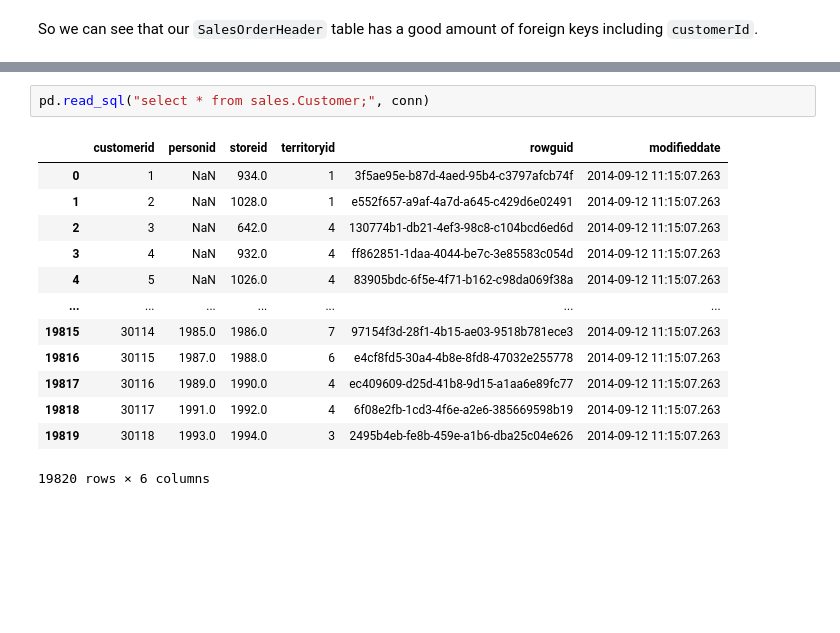
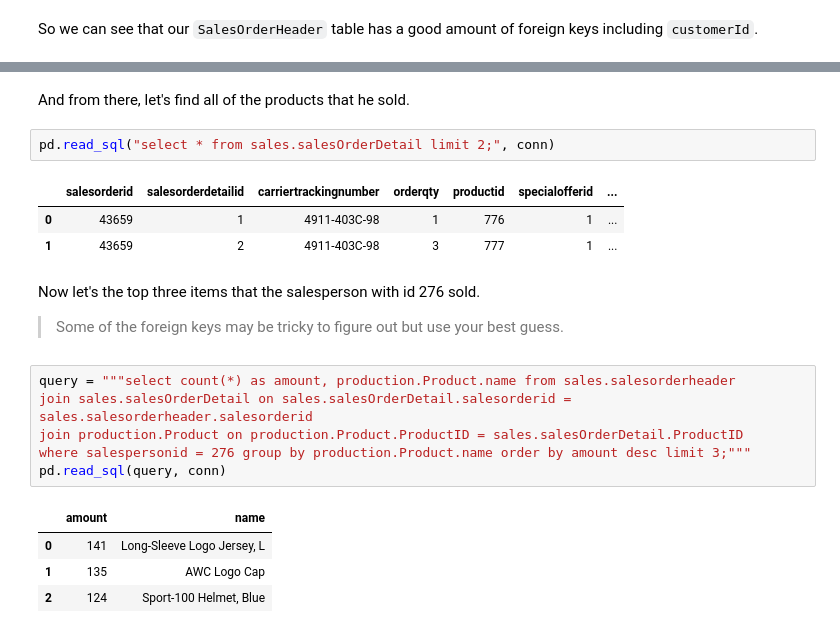
Before and after one commit to sql-fundamentals-jigsaw/adventure-works, a Jupyter notebook: adventureworks-1.ipynb, the cells around one changed output, grey strips where cells are left out. Cells and saved outputs as stored; diff of their text form; blank space fills up the shorter version.

```diff
--- a/adventureworks-1.ipynb
+++ b/adventureworks-1.ipynb
@@ -150,16 +177,23 @@ pd.read_sql("select distinct(SalesPersonId) as numbers from sales.SalesOrderHead
+# %% [markdown]
+And from there, let's find all of the products that he sold.
 # %%
-pd.read_sql("select * from sales.Customer;", conn)
+pd.read_sql("select * from sales.salesOrderDetail limit 2;", conn)
 # %% [output]
-|  | customerid | personid | storeid | territoryid | rowguid | modifieddate |
-| 0 | 1 | NaN | 934.0 | 1 | 3f5ae95e-b87d-4aed-95b4-c3797afcb74f | 2014-09-12 11:15:07.263 |
-| 1 | 2 | NaN | 1028.0 | 1 | e552f657-a9af-4a7d-a645-c429d6e02491 | 2014-09-12 11:15:07.263 |
-| 2 | 3 | NaN | 642.0 | 4 | 130774b1-db21-4ef3-98c8-c104bcd6ed6d | 2014-09-12 11:15:07.263 |
-| 3 | 4 | NaN | 932.0 | 4 | ff862851-1daa-4044-be7c-3e85583c054d | 2014-09-12 11:15:07.263 |
-| 4 | 5 | NaN | 1026.0 | 4 | 83905bdc-6f5e-4f71-b162-c98da069f38a | 2014-09-12 11:15:07.263 |
-| ... | ... | ... | ... | ... | ... | ... |
-| 19815 | 30114 | 1985.0 | 1986.0 | 7 | 97154f3d-28f1-4b15-ae03-9518b781ece3 | 2014-09-12 11:15:07.263 |
-| 19816 | 30115 | 1987.0 | 1988.0 | 6 | e4cf8fd5-30a4-4b8e-8fd8-47032e255778 | 2014-09-12 11:15:07.263 |
-| 19817 | 30116 | 1989.0 | 1990.0 | 4 | ec409609-d25d-41b8-9d15-a1aa6e89fc77 | 2014-09-12 11:15:07.263 |
-| 19818 | 30117 | 1991.0 | 1992.0 | 4 | 6f08e2fb-1cd3-4f6e-a2e6-385669598b19 | 2014-09-12 11:15:07.263 |
-| 19819 | 30118 | 1993.0 | 1994.0 | 3 | 2495b4eb-fe8b-459e-a1b6-dba25c04e626 | 2014-09-12 11:15:07.263 |
+|  | salesorderid | salesorderdetailid | carriertrackingnumber | orderqty | productid | specialofferid | ... |
+| 0 | 43659 | 1 | 4911-403C-98 | 1 | 776 | 1 | ... |
+| 1 | 43659 | 2 | 4911-403C-98 | 3 | 777 | 1 | ... |
-19820 rows × 6 columns
+# %% [markdown]
+Now let's the top three items that the salesperson with id 276 sold.
+
+> Some of the foreign keys may be tricky to figure out but use your best guess.
+# %%
+query = """select count(*) as amount, production.Product.name from sales.salesorderheader
+join sales.salesOrderDetail on sales.salesOrderDetail.salesorderid = sales.salesorderheader.salesorderid
+join production.Product on production.Product.ProductID = sales.salesOrderDetail.ProductID
+where salespersonid = 276 group by production.Product.name order by amount desc limit 3;"""
+pd.read_sql(query, conn)
+# %% [output]
+|  | amount | name |
+| 0 | 141 | Long-Sleeve Logo Jersey, L |
+| 1 | 135 | AWC Logo Cap |
+| 2 | 124 | Sport-100 Helmet, Blue |
```
Also changed, not shown: parts of 20 cells of this notebook.
